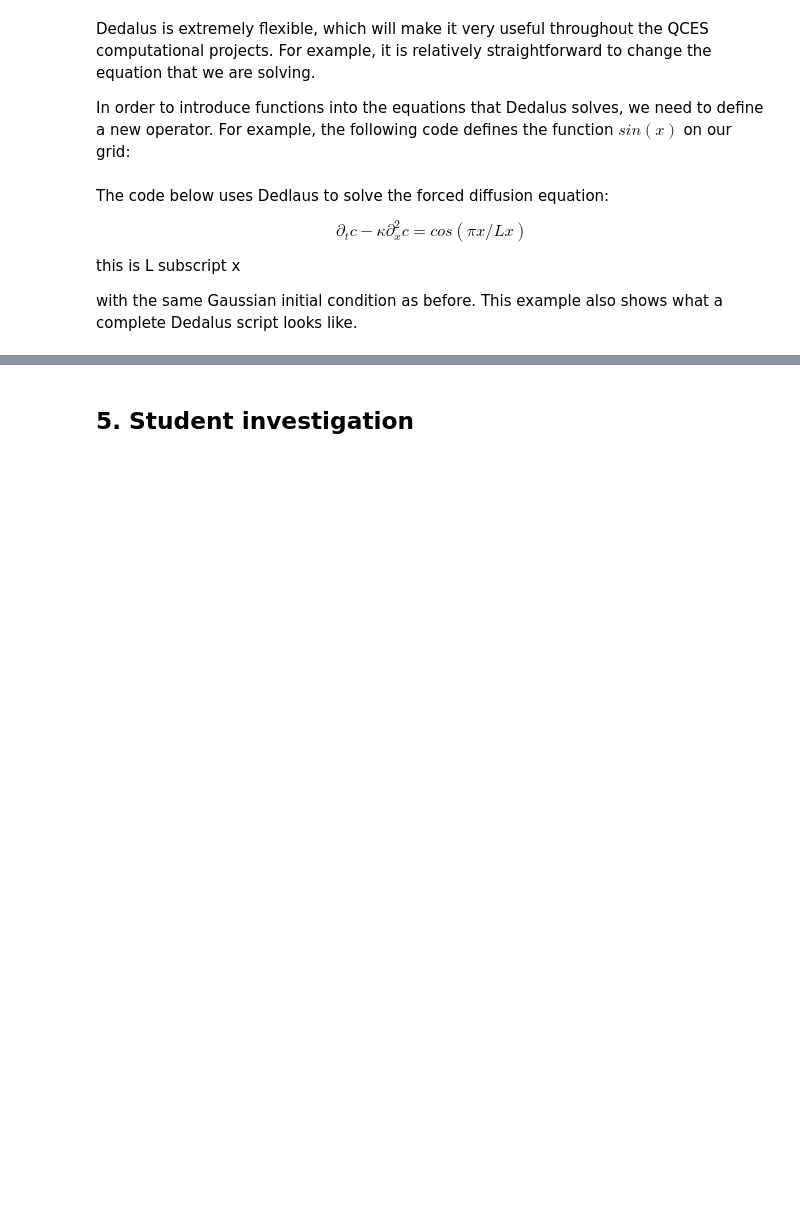
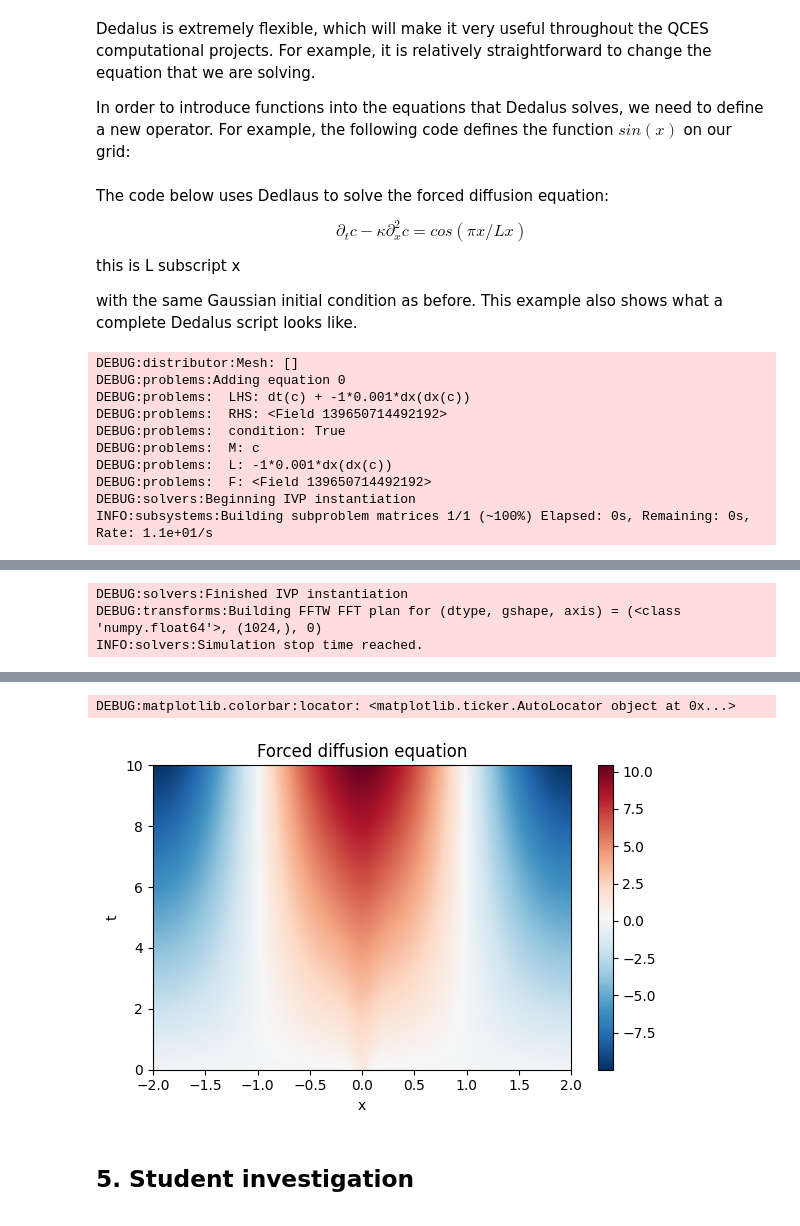
Before and after one commit to AnnabelHall/QCES_LNM, a Jupyter notebook: Project1_dedalus.ipynb, the cells around one changed output, grey strips where cells are left out. Saved outputs shown, nothing was run; the diff lists cells and outputs as text; code cells hidden in the pictures; blank space fills up the shorter version.

```diff
--- a/Project1_dedalus.ipynb
+++ b/Project1_dedalus.ipynb
@@ -324,6 +340,7 @@ problem.add_equation("dt(c) - kappa * dx(dx(c)) = f_x"); # Write out the equatio
 timestepper = dedalus.CNAB1
 solver = problem.build_solver(timestepper)
 
+#400 took 42s
 solver.stop_sim_time = 10 # Stop at 10 simulation time units
 
 # Main loop
@@ -345,5 +362,17 @@ plt.xlim(x_start, x_end)
 plt.ylim(0, solver.stop_sim_time)
 plt.xlabel('x')
 plt.ylabel('t')
+plt.colorbar()
 plt.title('Forced diffusion equation')
 plt.tight_layout()
+# %% [output]
+DEBUG:distributor:Mesh: []
+DEBUG:problems:Adding equation 0
+DEBUG:problems:  LHS: dt(c) + -1*0.001*dx(dx(c))
+DEBUG:problems:  RHS: <Field 139650714492192>
+DEBUG:problems:  condition: True
+DEBUG:problems:  M: c
+DEBUG:problems:  L: -1*0.001*dx(dx(c))
+DEBUG:problems:  F: <Field 139650714492192>
+DEBUG:solvers:Beginning IVP instantiation
+INFO:subsystems:Building subproblem matrices 1/1 (~100%) Elapsed: 0s, Remaining: 0s, Rate: 1.1e+01/s
@@ -349,0 +380,3 @@ plt.tight_layout()
+DEBUG:solvers:Finished IVP instantiation
+DEBUG:transforms:Building FFTW FFT plan for (dtype, gshape, axis) = (<class 'numpy.float64'>, (1024,), 0)
+INFO:solvers:Simulation stop time reached.
@@ -350,3 +384,5 @@ plt.tight_layout()
+DEBUG:matplotlib.colorbar:locator: <matplotlib.ticker.AutoLocator object at 0x...>
+[figure, added]
 # %% [markdown]
 ## 5. Student investigation
 <a id='student_investigation'></a>
```
Also changed, not shown: parts of 5 cells of this notebook.
